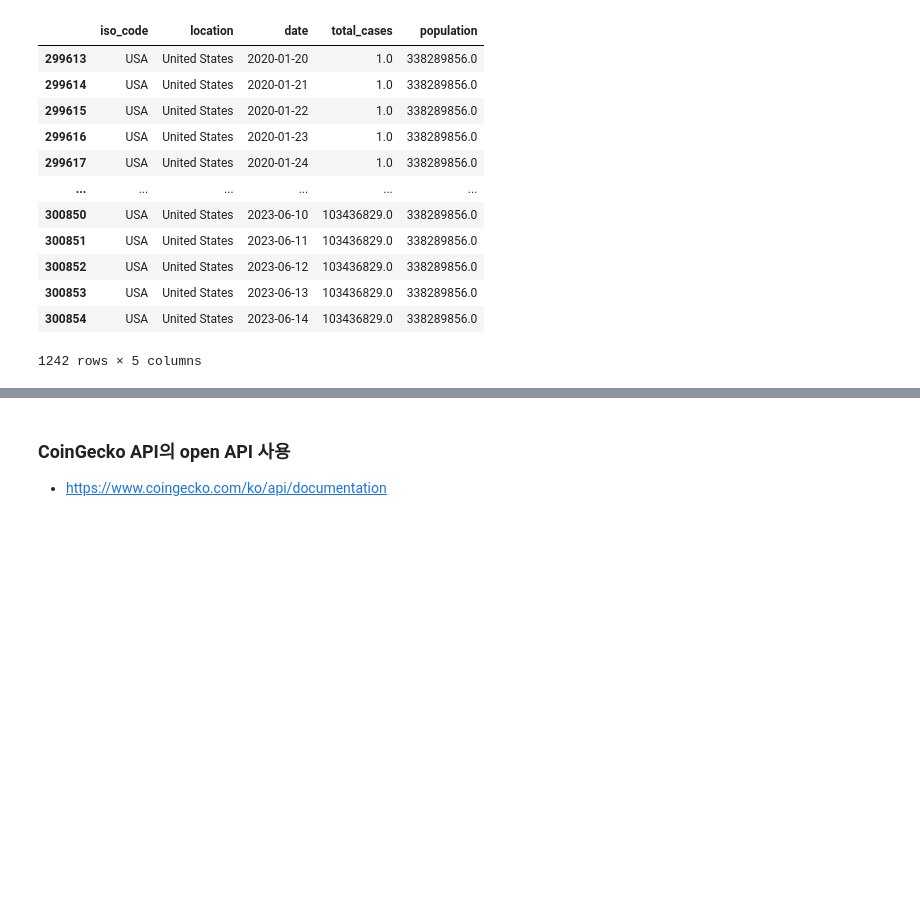
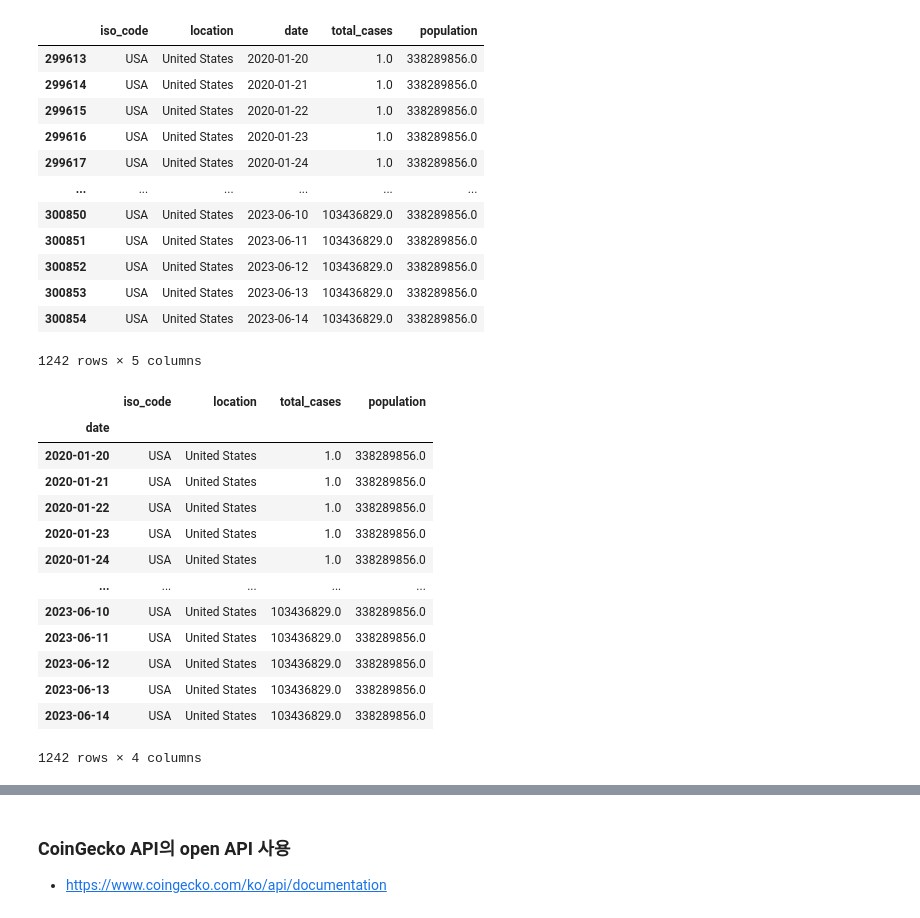
Before and after one commit to sojoyfulyouth/Pandas_DataAnalysis, a Jupyter notebook: Final project/final.ipynb, the cells around one changed output, grey strips where cells are left out. Cells and saved outputs as stored; diff of their text form; code cells hidden in the pictures; blank space fills up the shorter version.

```diff
--- a/Final project/final.ipynb
+++ b/Final project/final.ipynb
@@ -116,3 +117,22 @@ df_usa
 | 300853 | USA | United States | 2023-06-13 | 103436829.0 | 338289856.0 |
 | 300854 | USA | United States | 2023-06-14 | 103436829.0 | 338289856.0 |
 1242 rows × 5 columns
+# %%
+# index 변경
+df_usa_indexed=df_usa.set_index('date')
+df_usa_indexed
+# %% [output]
+|  | iso_code | location | total_cases | population |
+| date |  |  |  |  |
+| 2020-01-20 | USA | United States | 1.0 | 338289856.0 |
+| 2020-01-21 | USA | United States | 1.0 | 338289856.0 |
+| 2020-01-22 | USA | United States | 1.0 | 338289856.0 |
+| 2020-01-23 | USA | United States | 1.0 | 338289856.0 |
+| 2020-01-24 | USA | United States | 1.0 | 338289856.0 |
+| ... | ... | ... | ... | ... |
+| 2023-06-10 | USA | United States | 103436829.0 | 338289856.0 |
+| 2023-06-11 | USA | United States | 103436829.0 | 338289856.0 |
+| 2023-06-12 | USA | United States | 103436829.0 | 338289856.0 |
+| 2023-06-13 | USA | United States | 103436829.0 | 338289856.0 |
+| 2023-06-14 | USA | United States | 103436829.0 | 338289856.0 |
+1242 rows × 4 columns
```
Also changed, not shown: parts of 7 cells of this notebook.
